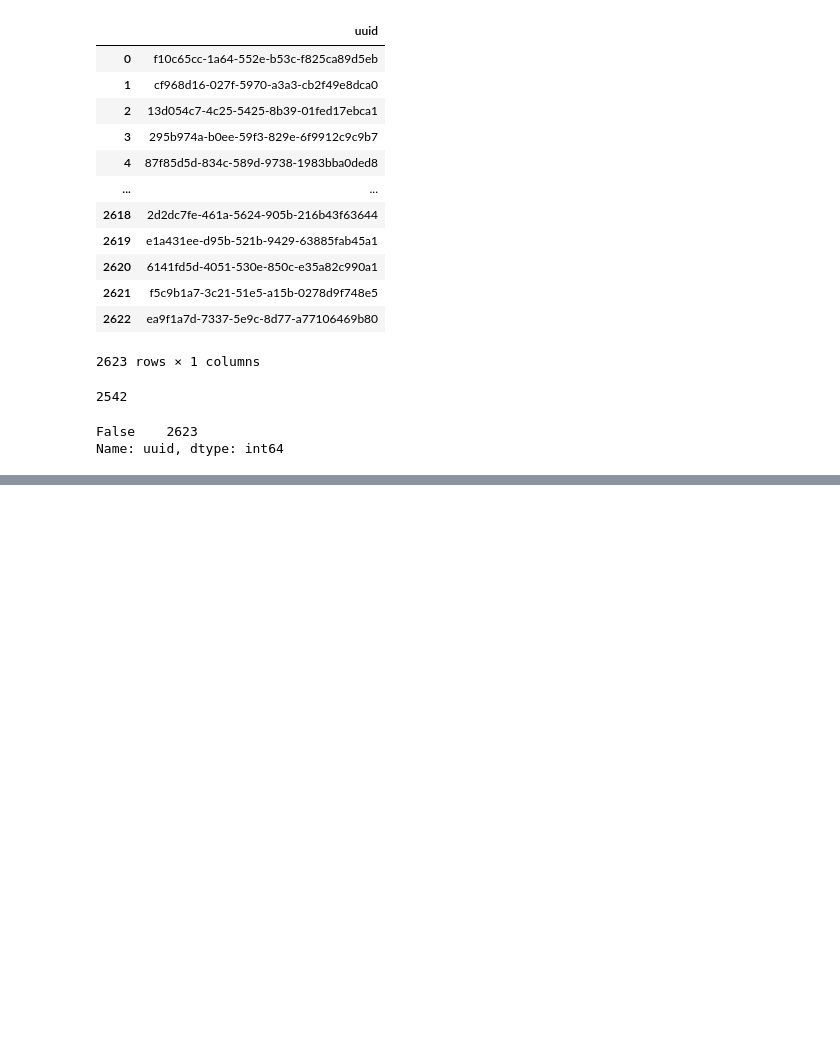
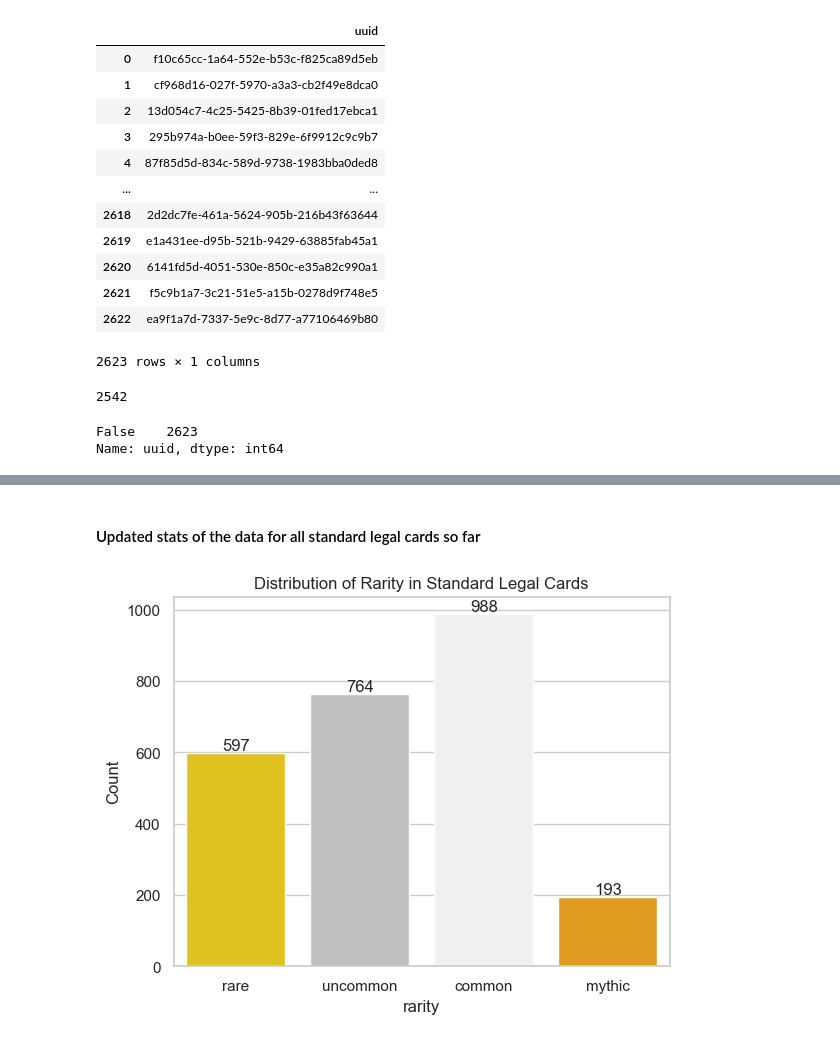
Before and after one commit to LouisHH0203/pet_projects, a Jupyter notebook: mtg_analysis.ipynb, the cells around one changed output, grey strips where cells are left out. Saved outputs shown, nothing was run; the diff lists cells and outputs as text; code cells hidden in the pictures; blank space fills up the shorter version.

```diff
--- a/mtg_analysis.ipynb
+++ b/mtg_analysis.ipynb
@@ -511,3 +517,8 @@ standard_legal_df['uuid'].duplicated().value_counts()
 # %% [output]
 False    2623
 Name: uuid, dtype: int64
+# %%
+# Get the ids for all missing cards
+missing_ids = set(standard_legal_df['uuid']).difference(set(Legal_price_df['uuid']))
+missing_ids_list = list(missing_ids)
+missing_ids_list
@@ -513,0 +570,4 @@ Name: uuid, dtype: int64
+# %%
+# remove all alchemy cards data set
+standard_legal_df = standard_legal_df[~standard_legal_df['uuid'].isin(missing_ids_list)]
+standard_legal_df
@@ -513,0 +588,18 @@ Name: uuid, dtype: int64
+# %% [markdown]
+#### Updated stats of the data for all standard legal cards so far
+# %%
+# Count of each rarity
+custom_palette = {
+    'common': '#F0F0F0',
+    'uncommon': 'silver',
+    'mythic': 'orange',
+    'rare': 'gold'
+}
+
+ax = sns.countplot(x='rarity', palette=custom_palette, data=standard_legal_df)
+ax.bar_label(ax.containers[0])
+plt.ylabel('Count')
+plt.title('Distribution of Rarity in Standard Legal Cards')
+plt.show()
+# %% [output]
+[figure, added]
```
Also changed, not shown: parts of 20 cells of this notebook.
